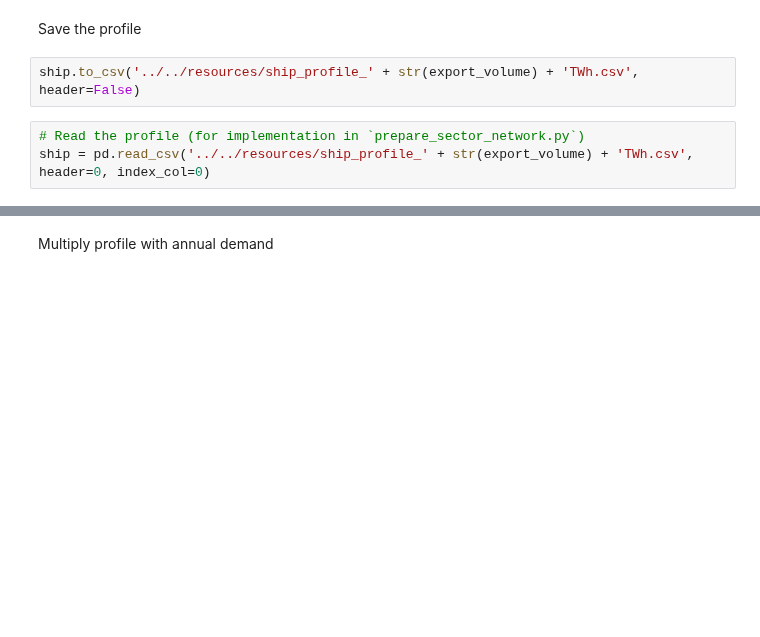
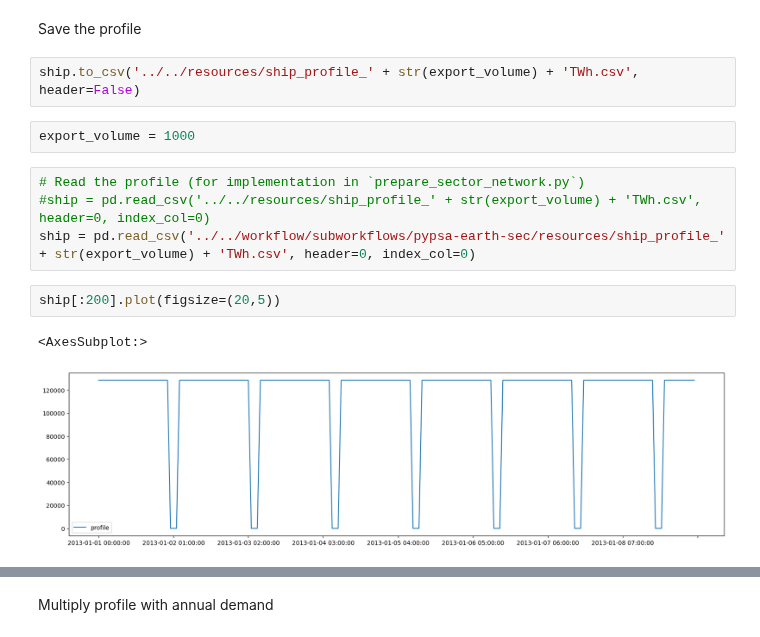
Before and after one commit to energyLS/aldehyde, a Jupyter notebook: workflow/notebooks/create_ship_profile.ipynb, the cells around one changed output, grey strips where cells are left out. Drawn from its saved outputs; the diff is of its cells as text; blank space fills up the shorter version.

```diff
--- a/workflow/notebooks/create_ship_profile.ipynb
+++ b/workflow/notebooks/create_ship_profile.ipynb
@@ -45,6 +45,14 @@ ship[:2000].plot(figsize=(20,5))
 Save the profile
 # %%
 ship.to_csv('../../resources/ship_profile_' + str(export_volume) + 'TWh.csv', header=False)
+# %%
+export_volume = 1000
 # %%
 # Read the profile (for implementation in `prepare_sector_network.py`)
-ship = pd.read_csv('../../resources/ship_profile_' + str(export_volume) + 'TWh.csv', header=0, index_col=0)
+#ship = pd.read_csv('../../resources/ship_profile_' + str(export_volume) + 'TWh.csv', header=0, index_col=0)
+ship = pd.read_csv('../../workflow/subworkflows/pypsa-earth-sec/resources/ship_profile_' + str(export_volume) + 'TWh.csv', header=0, index_col=0)
+# %%
+ship[:200].plot(figsize=(20,5))
+# %% [output]
+<AxesSubplot:>
+[figure, added]
```
Also changed, not shown: parts of 2 cells of this notebook.
